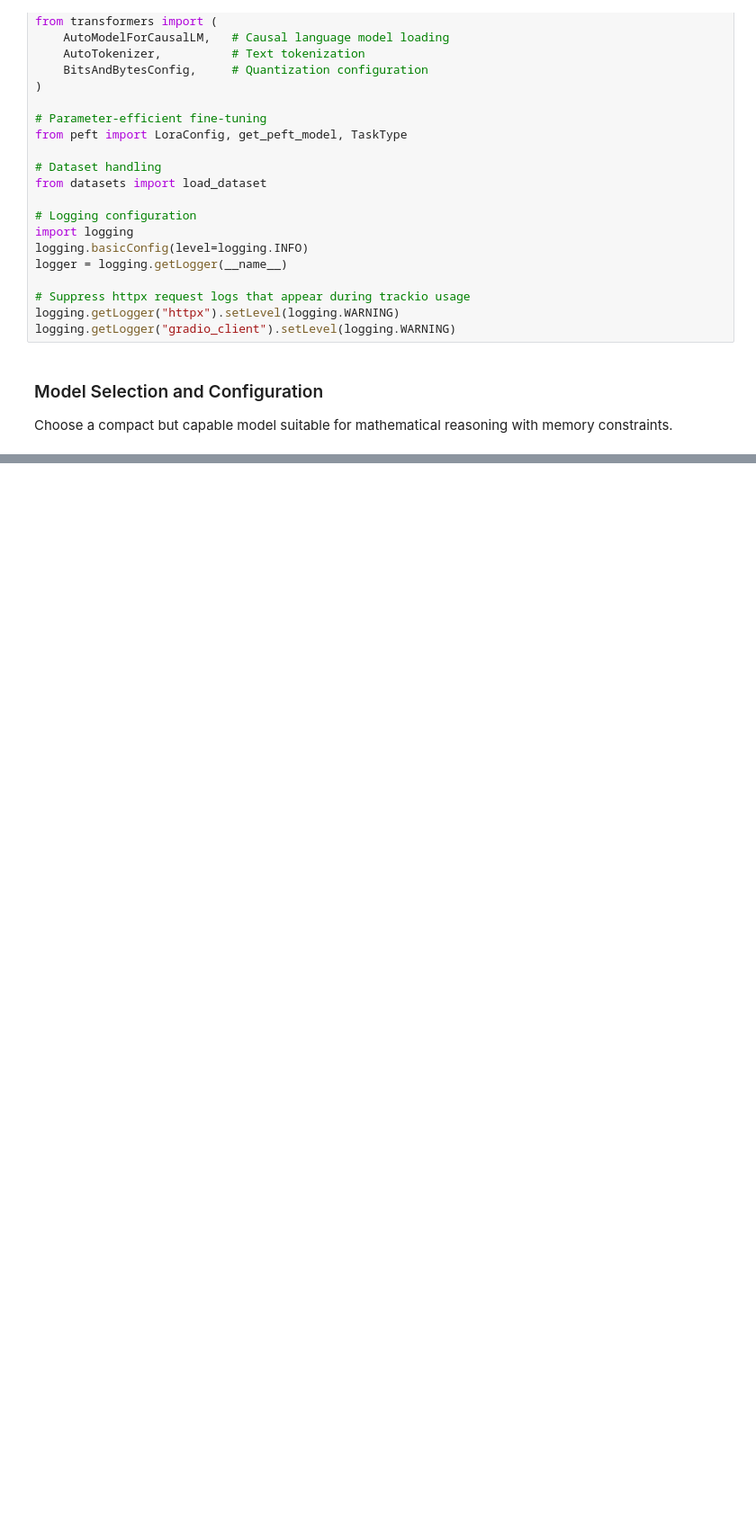
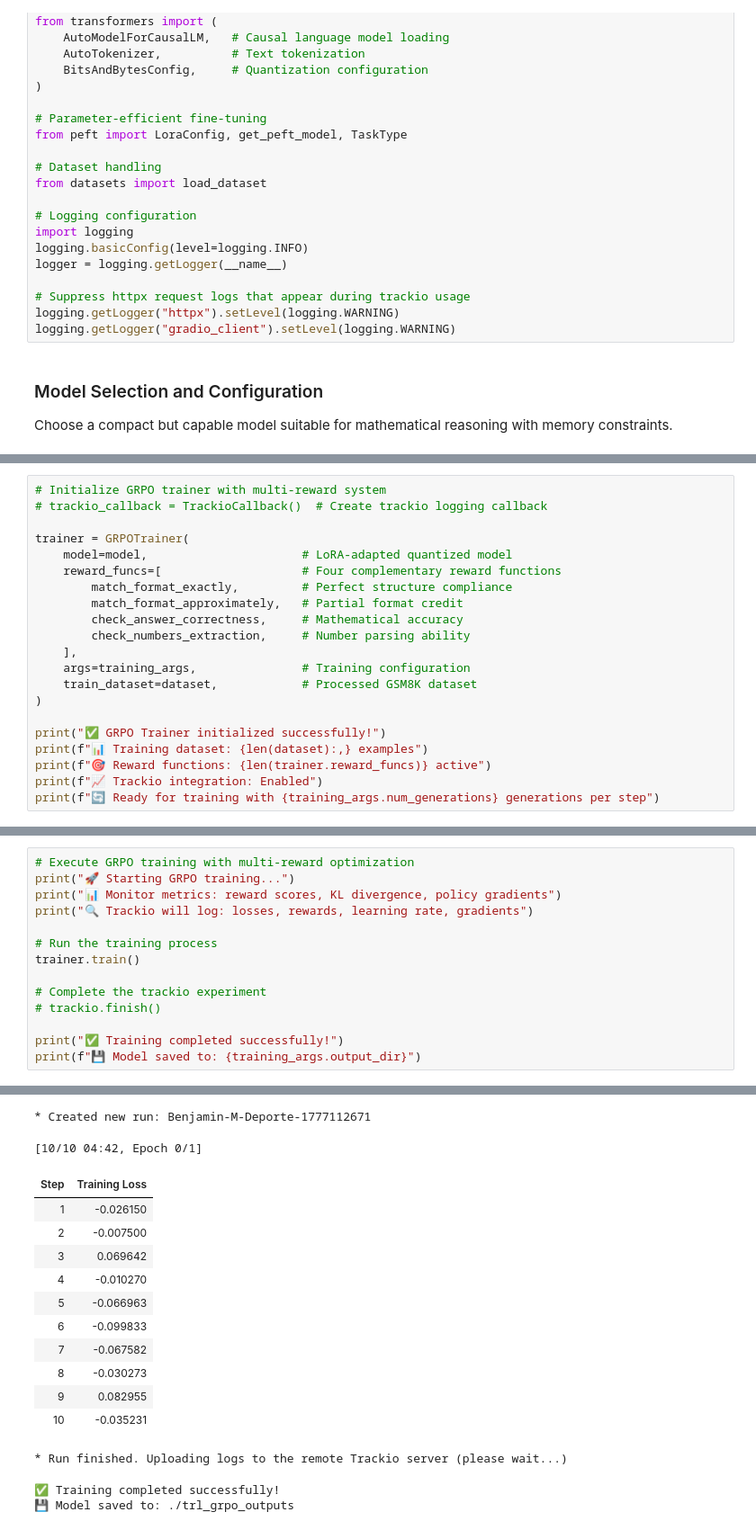
Before and after one commit to BenjaminDeporte/GenAI_Projects, a Jupyter notebook: notebooks/GRPO_training_GSM8K.ipynb, the cells around one changed output, grey strips where cells are left out. Shown at 90% size. Drawn from its saved outputs; the diff is of its cells as text; blank space fills up the shorter version.

Commit message:
grpo advanced with gsm8k done

```diff
--- a/notebooks/GRPO_training_GSM8K.ipynb
+++ b/notebooks/GRPO_training_GSM8K.ipynb
@@ -99,0 +440,21 @@ print(f"🧮 Quantized parameters: ~{sum(p.numel() for p in model.parameters() i
+# %%
+# Initialize GRPO trainer with multi-reward system
+# trackio_callback = TrackioCallback()  # Create trackio logging callback
+
+trainer = GRPOTrainer(
+    model=model,                      # LoRA-adapted quantized model
+    reward_funcs=[                    # Four complementary reward functions
+        match_format_exactly,         # Perfect structure compliance
+        match_format_approximately,   # Partial format credit
+        check_answer_correctness,     # Mathematical accuracy
+        check_numbers_extraction,     # Number parsing ability
+    ],
+    args=training_args,               # Training configuration
+    train_dataset=dataset,            # Processed GSM8K dataset
+)
+
+print("✅ GRPO Trainer initialized successfully!")
+print(f"📊 Training dataset: {len(dataset):,} examples")
+print(f"🎯 Reward functions: {len(trainer.reward_funcs)} active")
+print(f"📈 Trackio integration: Enabled")
+print(f"🔄 Ready for training with {training_args.num_generations} generations per step")
@@ -99,0 +471,15 @@ print(f"🧮 Quantized parameters: ~{sum(p.numel() for p in model.parameters() i
+# %%
+# Execute GRPO training with multi-reward optimization
+print("🚀 Starting GRPO training...")
+print("📊 Monitor metrics: reward scores, KL divergence, policy gradients")
+print("🔍 Trackio will log: losses, rewards, learning rate, gradients")
+
+# Run the training process
+trainer.train()
+
+# Complete the trackio experiment
+# trackio.finish()
+
+print("✅ Training completed successfully!")
+print(f"💾 Model saved to: {training_args.output_dir}")
+# %% [output]
@@ -99,0 +503,16 @@ print(f"🧮 Quantized parameters: ~{sum(p.numel() for p in model.parameters() i
+* Created new run: Benjamin-M-Deporte-1777112671
+[10/10 04:42, Epoch 0/1]
+| Step | Training Loss |
+| 1 | -0.026150 |
+| 2 | -0.007500 |
+| 3 | 0.069642 |
+| 4 | -0.010270 |
+| 5 | -0.066963 |
+| 6 | -0.099833 |
+| 7 | -0.067582 |
+| 8 | -0.030273 |
+| 9 | 0.082955 |
+| 10 | -0.035231 |
+* Run finished. Uploading logs to the remote Trackio server (please wait...)
+✅ Training completed successfully!
+💾 Model saved to: ./trl_grpo_outputs
```
Also changed, not shown: parts of 32 cells of this notebook, 1 other file.
